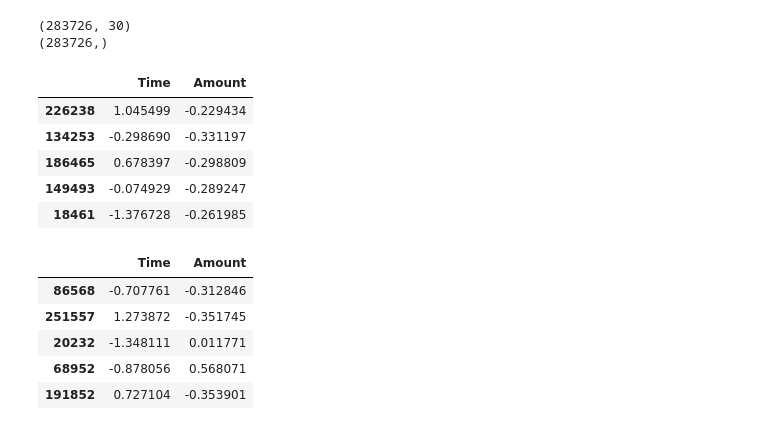
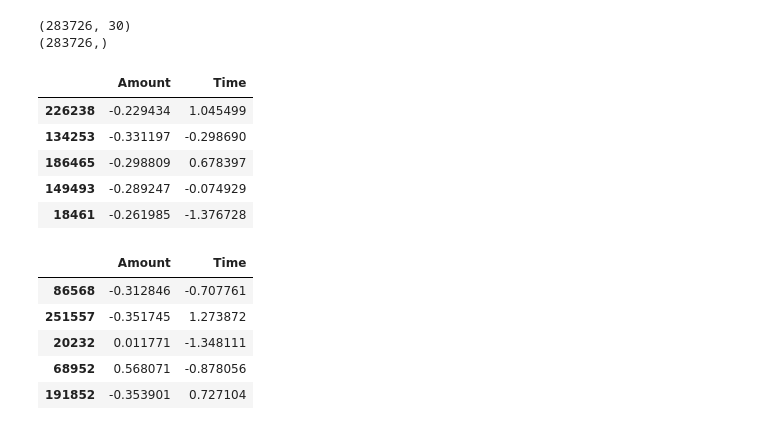
Before and after one commit to kainat-T/Fraud-Detection-ML-project, a Jupyter notebook: fraud-detection.ipynb, the cells around one changed output. Drawn from its saved outputs; the diff is of its cells as text; code cells hidden in the pictures.

```diff
--- a/fraud-detection.ipynb
+++ b/fraud-detection.ipynb
@@ -220,20 +220,20 @@ X_test[['Amount', 'Time']] = scaler.transform(
     X_test[['Amount', 'Time']]
 )
 # %%
-X_train[['Time', 'Amount']].head()
+X_train[['Amount', 'Time']].head()
 # %% [output]
-|  | Time | Amount |
-| 226238 | 1.045499 | -0.229434 |
-| 134253 | -0.298690 | -0.331197 |
-| 186465 | 0.678397 | -0.298809 |
-| 149493 | -0.074929 | -0.289247 |
-| 18461 | -1.376728 | -0.261985 |
+|  | Amount | Time |
+| 226238 | -0.229434 | 1.045499 |
+| 134253 | -0.331197 | -0.298690 |
+| 186465 | -0.298809 | 0.678397 |
+| 149493 | -0.289247 | -0.074929 |
+| 18461 | -0.261985 | -1.376728 |
 # %%
-X_test[['Time', 'Amount']].head()
+X_test[['Amount', 'Time']].head()
 # %% [output]
-|  | Time | Amount |
-| 86568 | -0.707761 | -0.312846 |
-| 251557 | 1.273872 | -0.351745 |
-| 20232 | -1.348111 | 0.011771 |
-| 68952 | -0.878056 | 0.568071 |
-| 191852 | 0.727104 | -0.353901 |
+|  | Amount | Time |
+| 86568 | -0.312846 | -0.707761 |
+| 251557 | -0.351745 | 1.273872 |
+| 20232 | 0.011771 | -1.348111 |
+| 68952 | 0.568071 | -0.878056 |
+| 191852 | -0.353901 | 0.727104 |
```
Also changed, not shown: parts of 8 cells of this notebook.
